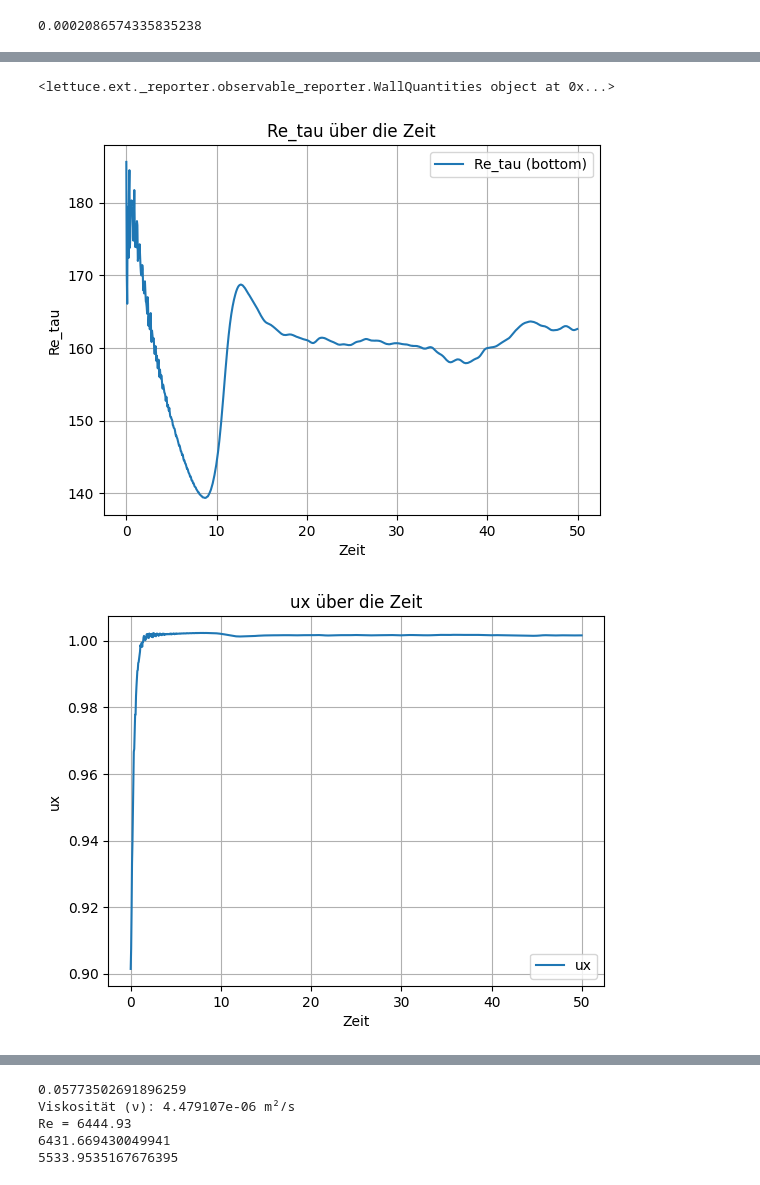
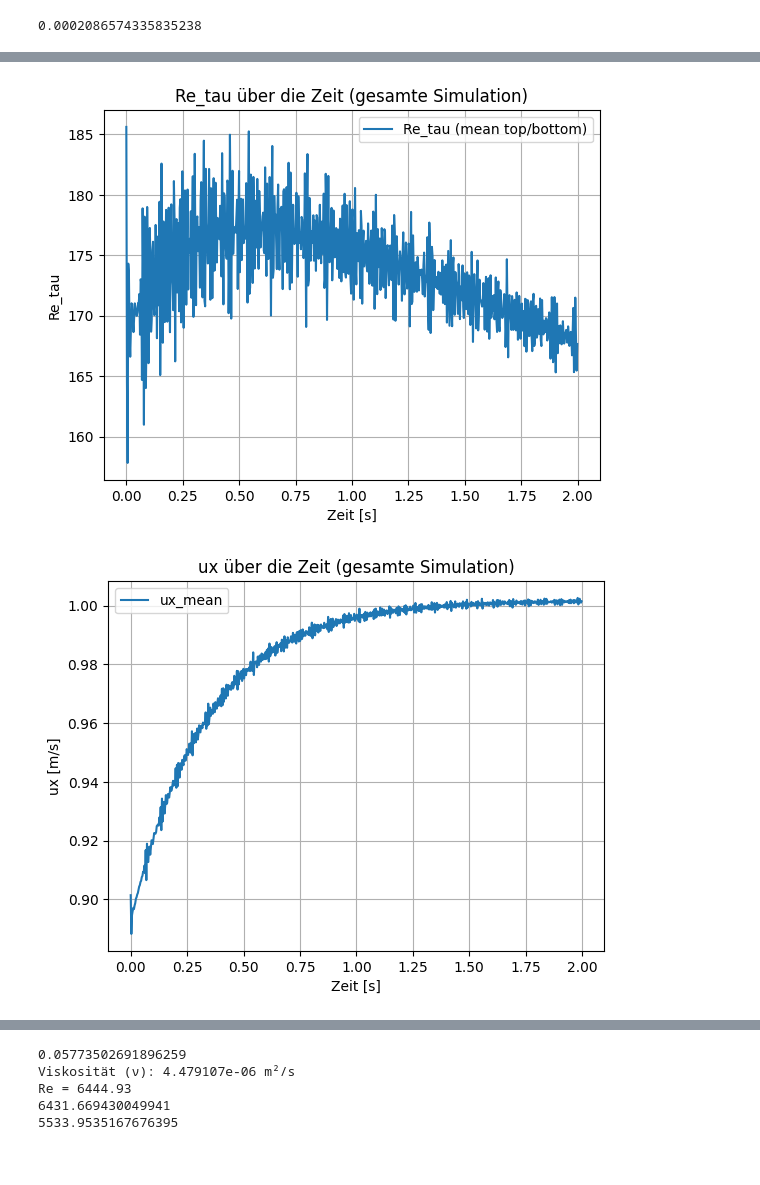
Before and after one commit to Bpicar3s/lettuce, a Jupyter notebook: examples/advanced_flows/ChannelFlowSimulation3D.ipynb, the cells around one changed output, grey strips where cells are left out. Drawn from its saved outputs; the diff is of its cells as text; code cells hidden in the pictures.

```diff
--- a/examples/advanced_flows/ChannelFlowSimulation3D.ipynb
+++ b/examples/advanced_flows/ChannelFlowSimulation3D.ipynb
@@ -59,11 +17,11 @@ import numpy as np
 import torch
 
 parser = ArgumentParser(formatter_class=ArgumentDefaultsHelpFormatter)
-parser.add_argument("--vtkdir", type=str, default="./output/")
-parser.add_argument("--csvdir", type=str, default="./output/")
+parser.add_argument("--vtkdir", type=str, default="./outputchunks/")
+parser.add_argument("--csvdir", type=str, default="./outputchunks/")
 parser.add_argument("--nout", type=int, default=100)
 parser.add_argument("--nvtk", type=int, default=100)
-parser.add_argument("--tmax", type=int, default=50)
+parser.add_argument("--tmax", type=int, default=2)
 parser.add_argument("--Re", type=int, default=180)
 parser.add_argument("--collision_operator", type=str, default="BGK")
 parser.add_argument("--Precision", type=str, default="Single")
@@ -72,9 +30,10 @@ parser.add_argument("--h", type=int, default=10, help="Halbe Kanalhöhe in LU")
 parser.add_argument("--bbtype", type=str, default="wallfunction", choices=["halfway", "fullway", "wallfunction", "freeslip"],
                     help="Typ der Bounce-Back-Randbedingung")
 parser.add_argument("--use_native", type=str, default="cuda")
+parser.add_argument("--chunk_seconds", type=int, default=None)
+
 args, unknown = parser.parse_known_args()
 args = vars(args)
-
 print("ICH FUNKTIONIERE MIT PULLEN")
 
 
@@ -84,6 +43,11 @@ h = args["h"]                      # Kanalhalbhöhe in LU
 res_y = 2 * h                     # y: volle Kanalhöhe
 res_x = int(2*np.pi * h)
 res_z = int(np.pi * h)
+
+if args["chunk_seconds"] is None:
+    chunk_seconds = float(args["tmax"])
+else:
+    chunk_seconds = float(args["chunk_seconds"])
 
 # Restliche Parameter
 Re = args["Re"]
@@ -298,39 +314,39 @@ plt.show()
 # %%
+import numpy as np
+import matplotlib.pyplot as plt
 
+# --- komplette Zeitreihen laden ---
+wqt = np.loadtxt(csvdir + "WallQuantitiesTop.csv", delimiter=",")
+wqb = np.loadtxt(csvdir + "WallQuantitiesBottom.csv", delimiter=",")
+uxm = np.loadtxt(csvdir + "uxmean.csv", delimiter=",")
 
+data = 0.5 * (wqt + wqb)
 
-print(wq_bottom)
-# Beispiel: Daten laden
-data = (wq_bottom_arr+wq_top_arr)/2
-time = data[:, 1]
+time  = data[:, 1]
 re_tau = data[:, 4]
 y_plus = data[:, 3]
 
-
 plt.figure()
-plt.plot(time, re_tau, label="Re_tau (bottom)")
-plt.xlabel("Zeit")
+plt.plot(time, re_tau, label="Re_tau (mean top/bottom)")
+plt.xlabel("Zeit [s]")
 plt.ylabel("Re_tau")
 plt.legend()
 plt.grid()
-plt.title("Re_tau über die Zeit")
+plt.title("Re_tau über die Zeit (gesamte Simulation)")
 plt.savefig(csvdir + "retau.pdf")
 
-plt.show()
 
 plt.figure()
-plt.plot(ux_mean_arr[:,1], flow.units.convert_velocity_to_pu(ux_mean_arr[:,2]), label="ux")
-plt.xlabel("Zeit")
-plt.ylabel("ux")
+plt.plot(uxm[:, 1], flow.units.convert_velocity_to_pu(uxm[:, 2]), label="ux_mean")
+plt.xlabel("Zeit [s]")
+plt.ylabel("ux [m/s]")
 plt.legend()
 plt.grid()
-plt.title("ux über die Zeit")
-plt.savefig(csvdir + "yplus.pdf")
-plt.show()
+plt.title("ux über die Zeit (gesamte Simulation)")
+plt.savefig(csvdir + "ux.pdf")
 # %% [output]
-<lettuce.ext._reporter.observable_reporter.WallQuantities object at 0x...>
-[figure, old version]
+[figure, new version]
-[figure, old version]
+[figure, new version]
 # %%
 # Beispiel: Datenform und Parameter
 t = len(data[:, 0]) - 1
```
Also changed, not shown: parts of 10 cells of this notebook.
